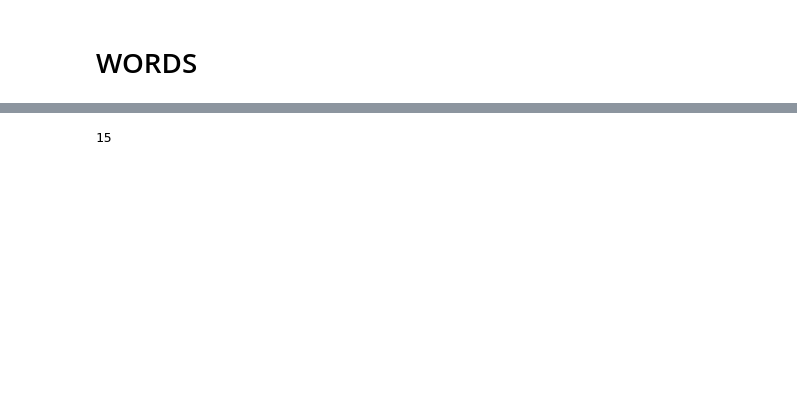
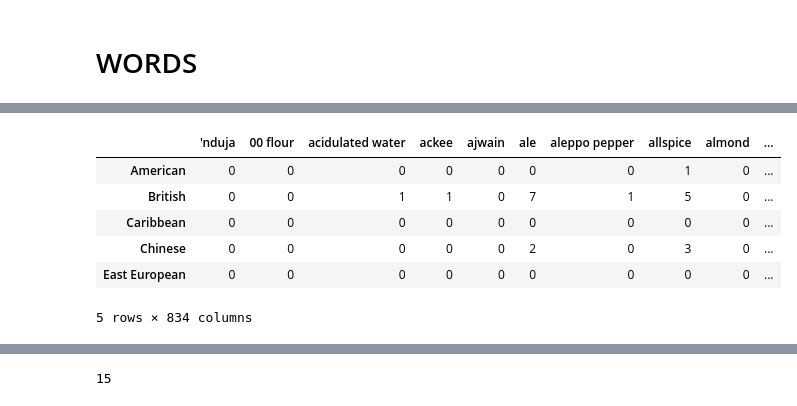
Before and after one commit to jachymDvorak/Analyzing_world_cuisines, a Jupyter notebook: BBC_recipe_analysis.ipynb, the cells around one changed output, grey strips where cells are left out. Cells and saved outputs as stored; diff of their text form; code cells hidden in the pictures; blank space fills up the shorter version.

```diff
--- a/BBC_recipe_analysis.ipynb
+++ b/BBC_recipe_analysis.ipynb
@@ -339,5 +303,19 @@ frequencies_cuisines
 | East European | 1.827830 | 31 |
 | Japanese | 1.650943 | 28 |
 # %%
+# sum counts of each ingredient per cuisine (first group by cuisine, then apply sum per COLUMN, and then drop useless col.)
 df = ing_list.groupby('cuisine').apply(sum, 0).drop(columns = ['cuisine'])
+
+# merge all binarized ingredients with frequencies
 df = df.merge(frequencies_cuisines, how = 'inner', right_index = True, left_index = True)
+
+# view that it worked!
+df.head()
+# %% [output]
+|  | 'nduja | 00 flour | acidulated water | ackee | ajwain | ale | aleppo pepper | allspice | almond | ... |
+| American | 0 | 0 | 0 | 0 | 0 | 0 | 0 | 1 | 0 | ... |
+| British | 0 | 0 | 1 | 1 | 0 | 7 | 1 | 5 | 0 | ... |
+| Caribbean | 0 | 0 | 0 | 0 | 0 | 0 | 0 | 0 | 0 | ... |
+| Chinese | 0 | 0 | 0 | 0 | 0 | 2 | 0 | 3 | 0 | ... |
+| East European | 0 | 0 | 0 | 0 | 0 | 0 | 0 | 0 | 0 | ... |
+5 rows × 834 columns
```
Also changed, not shown: parts of 33 cells of this notebook.
